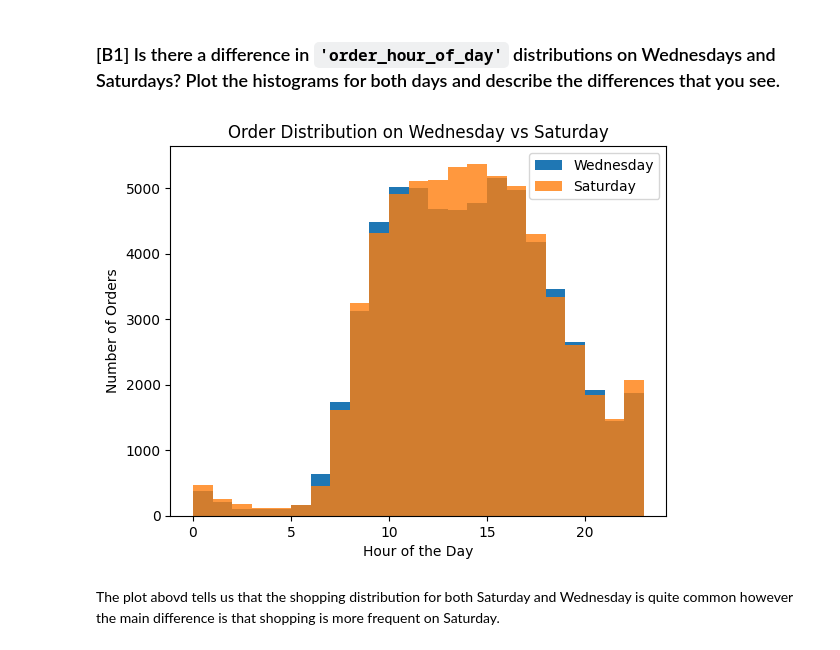
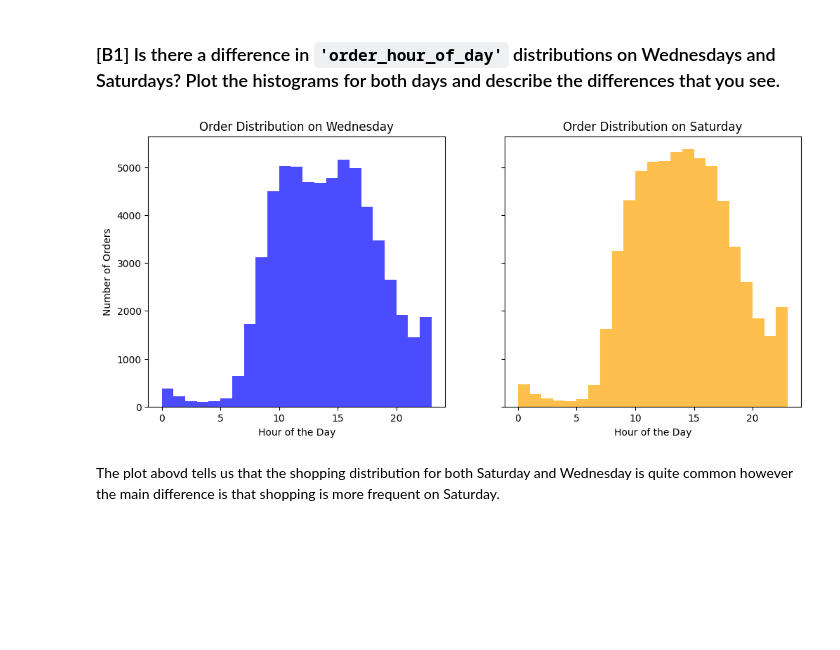
Before and after one commit to Dillona25/InstaCart-Data-Analysis, a Jupyter notebook: analysis.ipynb, the cells around one changed output. Cells and saved outputs as stored; diff of their text form; code cells hidden in the pictures; blank space fills up the shorter version.

```diff
--- a/analysis.ipynb
+++ b/analysis.ipynb
@@ -508,15 +512,26 @@ Our plot shows that most people wait more than 30 days to place their next order
 ### [B1] Is there a difference in `'order_hour_of_day'` distributions on Wednesdays and Saturdays? Plot the histograms for both days and describe the differences that you see.
 # %%
 
-orders_on_wed = orders_df[orders_df['order_dow'] == 3]['order_hour_of_day'].plot(kind='hist', bins=23, label="Wednesday")
-orders_on_sat = orders_df[orders_df['order_dow'] == 6]['order_hour_of_day'].plot(kind='hist', bins=23, alpha=0.8, label="Saturday")
-plt.legend()
-plt.xlabel('Hour of the Day')
-plt.ylabel("Number of Orders")
-plt.title('Order Distribution on Wednesday vs Saturday')
+fig, axes = plt.subplots(1, 2, figsize=(12, 5), sharey=True)
+
+# Wednesday
+orders_df[orders_df['order_dow'] == 3]['order_hour_of_day'].plot(
+    kind='hist', bins=23, ax=axes[0], color='blue', alpha=0.7
+)
+axes[0].set_title("Order Distribution on Wednesday")
+axes[0].set_xlabel("Hour of the Day")
+axes[0].set_ylabel("Number of Orders")
+
+# Saturday
+orders_df[orders_df['order_dow'] == 6]['order_hour_of_day'].plot(
+    kind='hist', bins=23, ax=axes[1], color='orange', alpha=0.7
+)
+axes[1].set_title("Order Distribution on Saturday")
+axes[1].set_xlabel("Hour of the Day")
+
 plt.show()
 # %% [output]
-[figure, old version]
+[figure, new version]
 # %% [markdown]
 The plot abovd tells us that the shopping distribution for both Saturday and Wednesday is quite common however the main difference is that shopping is more frequent on Saturday.
 # %% [markdown]
```
Also changed, not shown: parts of 8 cells of this notebook.
